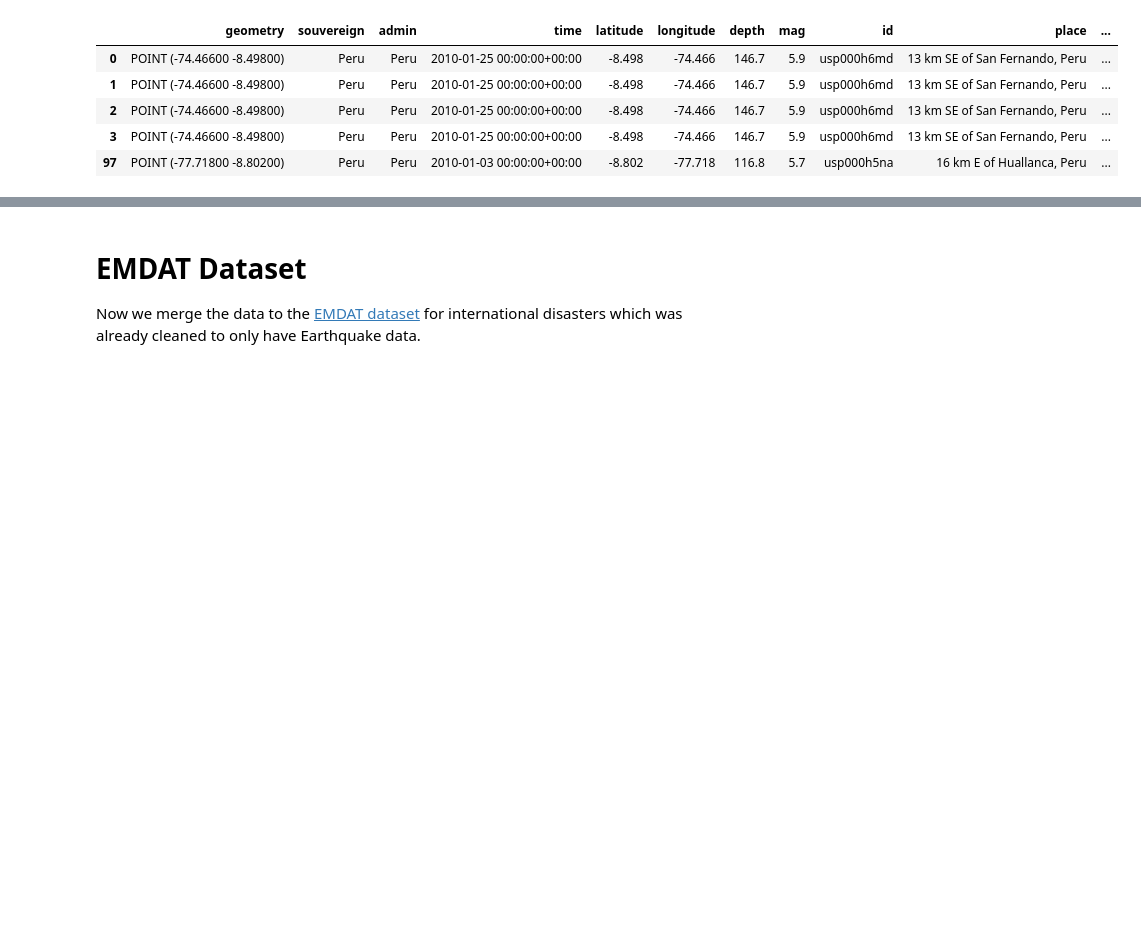
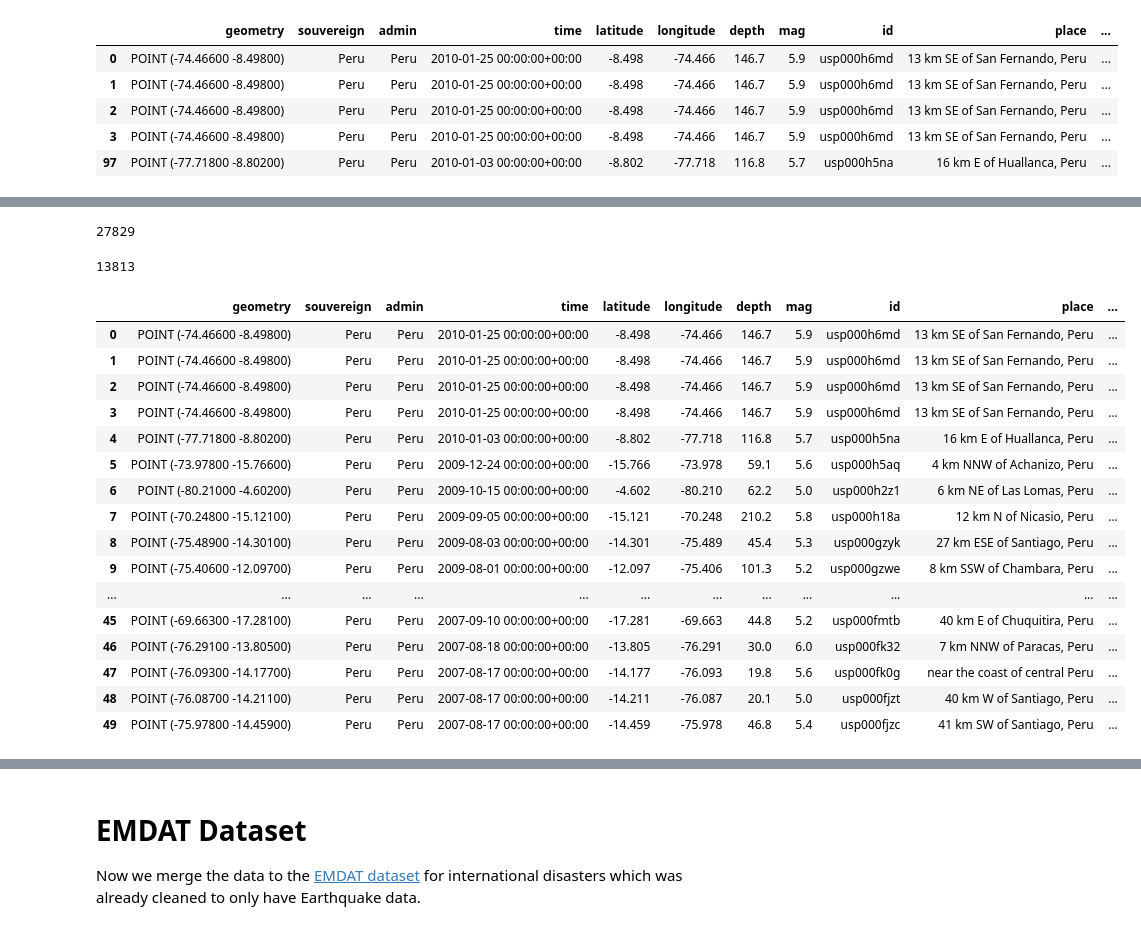
Before and after one commit to aiwondergirls/aws-disaster-response, a Jupyter notebook: data/merging_all_datasets.ipynb, the cells around one changed output, grey strips where cells are left out. Drawn from its saved outputs; the diff is of its cells as text; code cells hidden in the pictures; blank space fills up the shorter version.

Commit message:
Add final merging notebook, dataset and profiling file

```diff
--- a/data/merging_all_datasets.ipynb
+++ b/data/merging_all_datasets.ipynb
@@ -44,7 +42,7 @@ df_geo_usgs.head()
 # %%
 df_geo_usgs=df_geo_usgs.drop(columns=['Unnamed: 0', 'index_right'])
 
-drop_countries = list(set(countries_df.columns)-set(['SOVEREIGNT','country code', 'geometry']))
+drop_countries = list(set(countries_df.columns)-set(['id','SOVEREIGNT','country code', 'geometry']))
 
 countries_df=countries_df.drop(columns=drop_countries)
 # %%
@@ -64,8 +62,3 @@ df_usgs_codes.head()
 | 2 | POINT (-74.46600 -8.49800) | Peru | Peru | 2010-01-25 00:00:00+00:00 | -8.498 | -74.466 | 146.7 | 5.9 | usp000h6md | 13 km SE of San Fernando, Peru | ... |
 | 3 | POINT (-74.46600 -8.49800) | Peru | Peru | 2010-01-25 00:00:00+00:00 | -8.498 | -74.466 | 146.7 | 5.9 | usp000h6md | 13 km SE of San Fernando, Peru | ... |
 | 97 | POINT (-77.71800 -8.80200) | Peru | Peru | 2010-01-03 00:00:00+00:00 | -8.802 | -77.718 | 116.8 | 5.7 | usp000h5na | 16 km E of Huallanca, Peru | ... |
-# %%
-#drop earthquake duplicates US-GS dataset
-print(len(df_usgs_codes))
-df_usgs_codes.drop_duplicates(inplace=True)
-print(len(df_usgs_codes))
@@ -86,0 +78,2 @@ df_usgs_clean.head()
+# %%
+shaking_data = pd.read_csv('usgs_shaking.csv')
@@ -86,0 +89,28 @@ df_usgs_clean.head()
+# %%
+print(len(shaking_data))
+shaking_data['mmi'].isna().sum()
+# %% [output]
+27829
+13813
+# %%
+#merge to the usgs dataset
+df_usgs_clean= pd.merge(df_usgs_codes, shaking_data[['id', 'mmi']], how= 'left', on='id')
+df_usgs_clean.head(50)
+# %% [output]
+|  | geometry | souvereign | admin | time | latitude | longitude | depth | mag | id | place | ... |
+| 0 | POINT (-74.46600 -8.49800) | Peru | Peru | 2010-01-25 00:00:00+00:00 | -8.498 | -74.466 | 146.7 | 5.9 | usp000h6md | 13 km SE of San Fernando, Peru | ... |
+| 1 | POINT (-74.46600 -8.49800) | Peru | Peru | 2010-01-25 00:00:00+00:00 | -8.498 | -74.466 | 146.7 | 5.9 | usp000h6md | 13 km SE of San Fernando, Peru | ... |
+| 2 | POINT (-74.46600 -8.49800) | Peru | Peru | 2010-01-25 00:00:00+00:00 | -8.498 | -74.466 | 146.7 | 5.9 | usp000h6md | 13 km SE of San Fernando, Peru | ... |
+| 3 | POINT (-74.46600 -8.49800) | Peru | Peru | 2010-01-25 00:00:00+00:00 | -8.498 | -74.466 | 146.7 | 5.9 | usp000h6md | 13 km SE of San Fernando, Peru | ... |
+| 4 | POINT (-77.71800 -8.80200) | Peru | Peru | 2010-01-03 00:00:00+00:00 | -8.802 | -77.718 | 116.8 | 5.7 | usp000h5na | 16 km E of Huallanca, Peru | ... |
+| 5 | POINT (-73.97800 -15.76600) | Peru | Peru | 2009-12-24 00:00:00+00:00 | -15.766 | -73.978 | 59.1 | 5.6 | usp000h5aq | 4 km NNW of Achanizo, Peru | ... |
+| 6 | POINT (-80.21000 -4.60200) | Peru | Peru | 2009-10-15 00:00:00+00:00 | -4.602 | -80.210 | 62.2 | 5.0 | usp000h2z1 | 6 km NE of Las Lomas, Peru | ... |
+| 7 | POINT (-70.24800 -15.12100) | Peru | Peru | 2009-09-05 00:00:00+00:00 | -15.121 | -70.248 | 210.2 | 5.8 | usp000h18a | 12 km N of Nicasio, Peru | ... |
+| 8 | POINT (-75.48900 -14.30100) | Peru | Peru | 2009-08-03 00:00:00+00:00 | -14.301 | -75.489 | 45.4 | 5.3 | usp000gzyk | 27 km ESE of Santiago, Peru | ... |
+| 9 | POINT (-75.40600 -12.09700) | Peru | Peru | 2009-08-01 00:00:00+00:00 | -12.097 | -75.406 | 101.3 | 5.2 | usp000gzwe | 8 km SSW of Chambara, Peru | ... |
+| ... | ... | ... | ... | ... | ... | ... | ... | ... | ... | ... | ... |
+| 45 | POINT (-69.66300 -17.28100) | Peru | Peru | 2007-09-10 00:00:00+00:00 | -17.281 | -69.663 | 44.8 | 5.2 | usp000fmtb | 40 km E of Chuquitira, Peru | ... |
+| 46 | POINT (-76.29100 -13.80500) | Peru | Peru | 2007-08-18 00:00:00+00:00 | -13.805 | -76.291 | 30.0 | 6.0 | usp000fk32 | 7 km NNW of Paracas, Peru | ... |
+| 47 | POINT (-76.09300 -14.17700) | Peru | Peru | 2007-08-17 00:00:00+00:00 | -14.177 | -76.093 | 19.8 | 5.6 | usp000fk0g | near the coast of central Peru | ... |
+| 48 | POINT (-76.08700 -14.21100) | Peru | Peru | 2007-08-17 00:00:00+00:00 | -14.211 | -76.087 | 20.1 | 5.0 | usp000fjzt | 40 km W of Santiago, Peru | ... |
+| 49 | POINT (-75.97800 -14.45900) | Peru | Peru | 2007-08-17 00:00:00+00:00 | -14.459 | -75.978 | 46.8 | 5.4 | usp000fjzc | 41 km SW of Santiago, Peru | ... |
```
Also changed, not shown: parts of 35 cells of this notebook, 5 other files.
